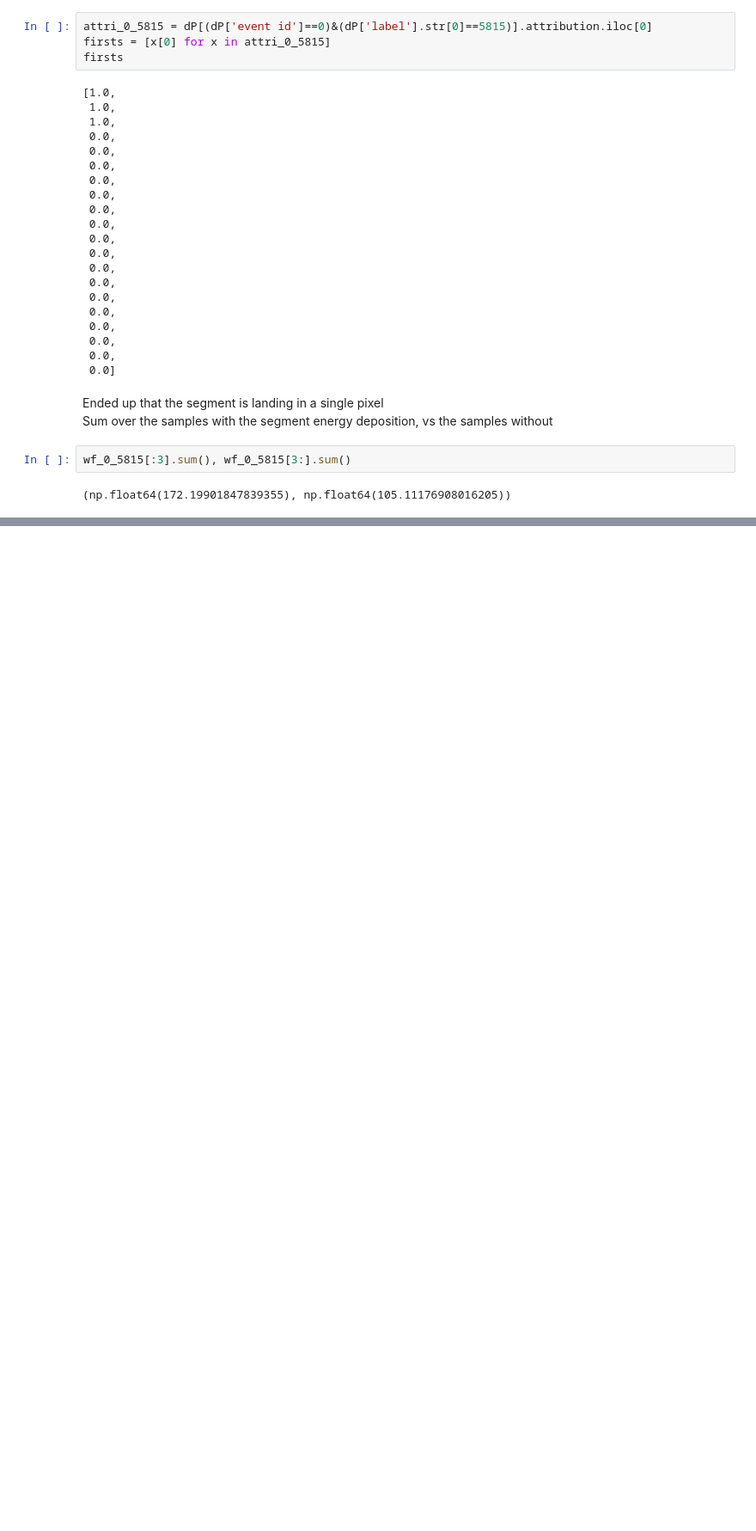
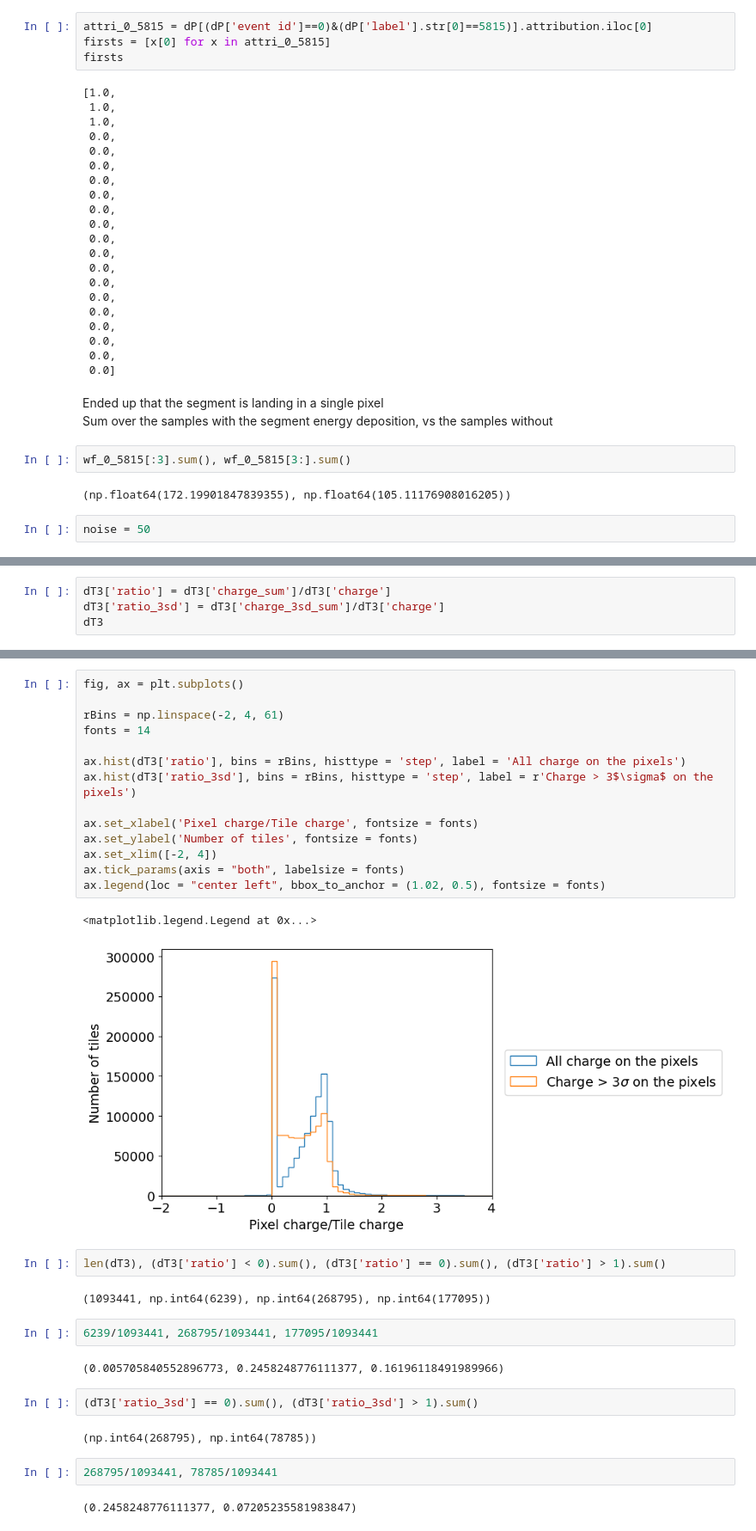
Before and after one commit to yuntsebaryon/GAMPix4SNe, a Jupyter notebook: Validation/detsim/checkReadout_20260413.ipynb, the cells around one changed output, grey strips where cells are left out. Shown at 86% size. Drawn from its saved outputs; the diff is of its cells as text; blank space fills up the shorter version.

```diff
--- a/Validation/detsim/checkReadout_20260413.ipynb
+++ b/Validation/detsim/checkReadout_20260413.ipynb
@@ -496,3 +669,5 @@ Sum over the samples with the segment energy deposition, vs the samples without
 wf_0_5815[:3].sum(), wf_0_5815[3:].sum()
 # %% [output]
 (np.float64(172.19901847839355), np.float64(105.11176908016205))
+# %%
+noise = 50
@@ -498,0 +765,4 @@ wf_0_5815[:3].sum(), wf_0_5815[3:].sum()
+# %%
+dT3['ratio'] = dT3['charge_sum']/dT3['charge']
+dT3['ratio_3sd'] = dT3['charge_3sd_sum']/dT3['charge']
+dT3
@@ -498,0 +790,33 @@ wf_0_5815[:3].sum(), wf_0_5815[3:].sum()
+# %%
+fig, ax = plt.subplots()
+
+rBins = np.linspace(-2, 4, 61)
+fonts = 14
+
+ax.hist(dT3['ratio'], bins = rBins, histtype = 'step', label = 'All charge on the pixels')
+ax.hist(dT3['ratio_3sd'], bins = rBins, histtype = 'step', label = r'Charge > 3$\sigma$ on the pixels')
+
+ax.set_xlabel('Pixel charge/Tile charge', fontsize = fonts)
+ax.set_ylabel('Number of tiles', fontsize = fonts)
+ax.set_xlim([-2, 4])
+ax.tick_params(axis = "both", labelsize = fonts)
+ax.legend(loc = "center left", bbox_to_anchor = (1.02, 0.5), fontsize = fonts)
+# %% [output]
+<matplotlib.legend.Legend at 0x...>
+[figure, added]
+# %%
+len(dT3), (dT3['ratio'] < 0).sum(), (dT3['ratio'] == 0).sum(), (dT3['ratio'] > 1).sum()
+# %% [output]
+(1093441, np.int64(6239), np.int64(268795), np.int64(177095))
+# %%
+6239/1093441, 268795/1093441, 177095/1093441
+# %% [output]
+(0.005705840552896773, 0.2458248776111377, 0.16196118491989966)
+# %%
+(dT3['ratio_3sd'] == 0).sum(), (dT3['ratio_3sd'] > 1).sum()
+# %% [output]
+(np.int64(268795), np.int64(78785))
+# %%
+268795/1093441, 78785/1093441
+# %% [output]
+(0.2458248776111377, 0.07205235581983847)
```
Also changed, not shown: parts of 31 cells of this notebook.
